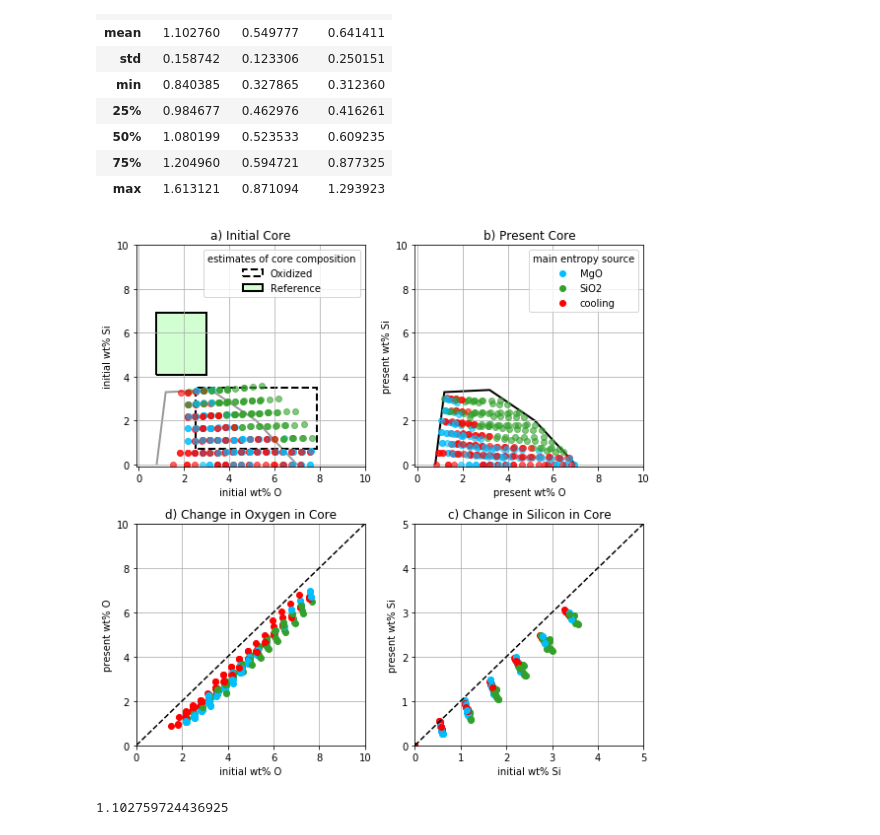
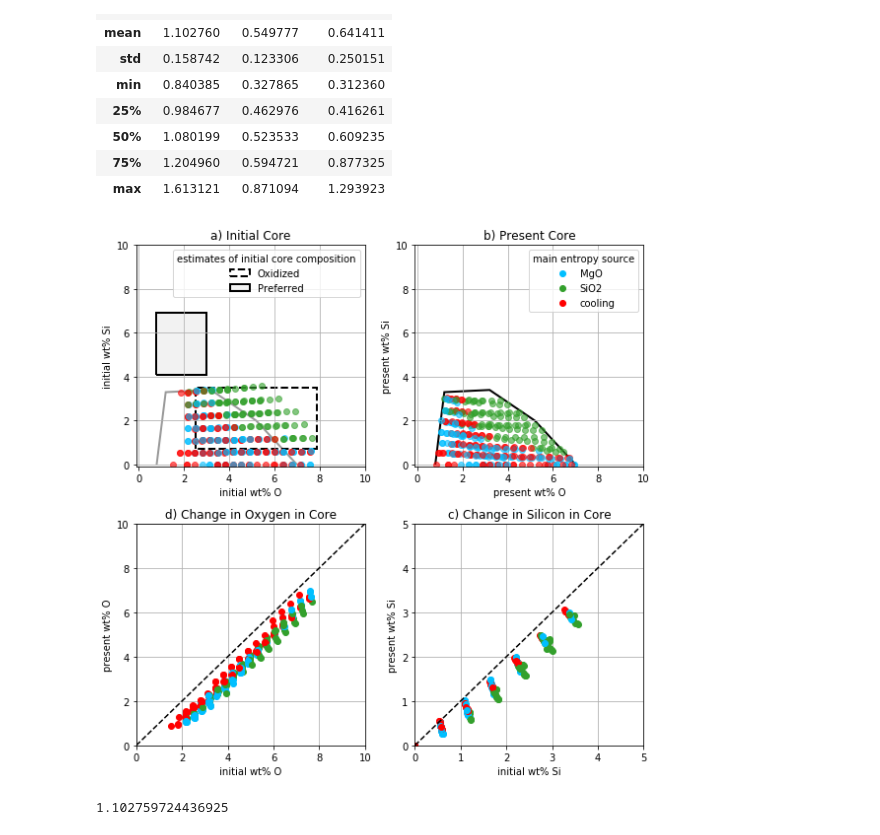
Before and after one commit to nknezek/MgSi-Exsolution, a Jupyter notebook: run explore space.ipynb, the cells around one changed output. Drawn from its saved outputs; the diff is of its cells as text; code cells hidden in the pictures.

```diff
--- a/run explore space.ipynb
+++ b/run explore space.ipynb
@@ -1607,9 +1607,9 @@ patch = patches.PathPatch(FischerOxidizedPath, ls='--', lw=2., ec=(0,0,0,1),fc=(
 ax.add_patch(patch)
 # patch = patches.PathPatch(FischerReducedPath, lw=2., facecolor='blue', alpha=.2,label='Reduced')
 # ax.add_patch(patch)
-patch = patches.PathPatch(FischerReferencePath, lw=2., ec=(0,0,0,1), fc=(.1,1,.1,.2),label='Reference')
+patch = patches.PathPatch(FischerReferencePath, lw=2., ec=(0,0,0,1), fc=(.5,.5,.5,.1),label='Preferred')
 ax.add_patch(patch)
-plt.legend(title='estimates of core composition')
+plt.legend(title='estimates of initial core composition')
 
 for x,y,c in zip(df[xvar],df[yvar],colors):
     plt.plot(x,y,'o',color=c,alpha=alpha)
@@ -1654,34 +1654,34 @@ plt.grid()
 plt.subplot(223)
 xvar = 'wt_O_0'
 yvar = 'wt_O_p'
 for x,y,c in zip(df[xvar],df[yvar],colors):
     plt.plot(x,y,'o',color=c)
 plt.plot([0,10],[0,10],'k--')
 plt.xlabel('initial wt% O')
 plt.ylabel('present wt% O')
 plt.title('d) Change in Oxygen in Core')
 plt.ylim(0,10)
 plt.xlim(0,10)
 plt.grid()
 
 
 plt.subplot(224)
 xvar = 'wt_Si_0'
 yvar = 'wt_Si_p'
 for x,y,c in zip(df[xvar],df[yvar],colors):
     plt.plot(x,y,'o',color=c)
 plt.plot([0,10],[0,10],'k--')
 plt.xlabel('initial wt% Si')
 plt.ylabel('present wt% Si')
 plt.title('c) Change in Silicon in Core')
 plt.ylim(0,5)
 plt.xlim(0,5)
 plt.grid()
 
 plt.tight_layout()
 plt.savefig('Core_composition_initfinal_4panel_Oxidized_Fischer2015.pdf')
 # %% [output]
-[figure, old version]
+[figure, new version]
 # %%
 np.mean(df['wt_O_0']-df['wt_O_p'])
 # %% [output]
```
Also changed, not shown: 1 other file.
